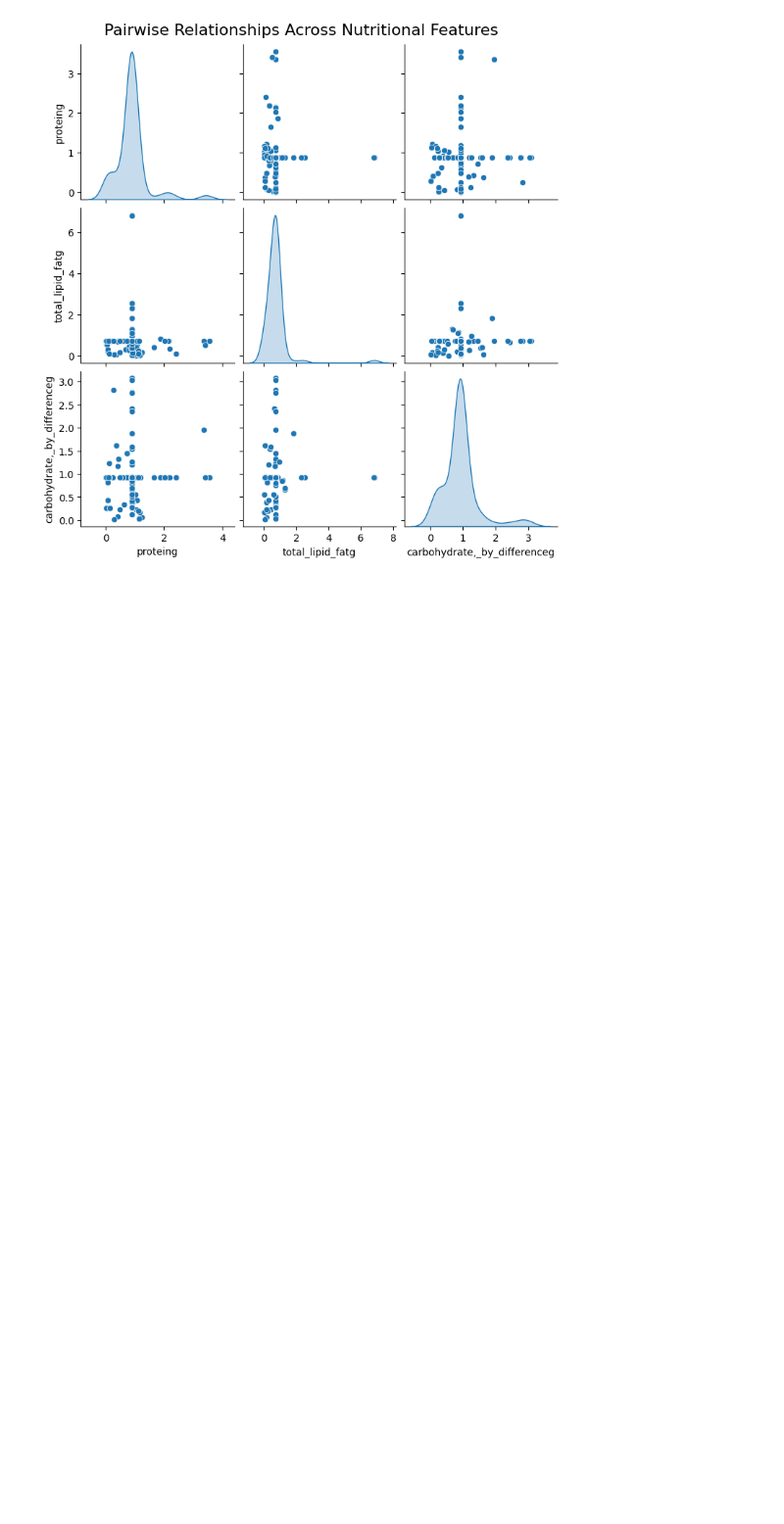
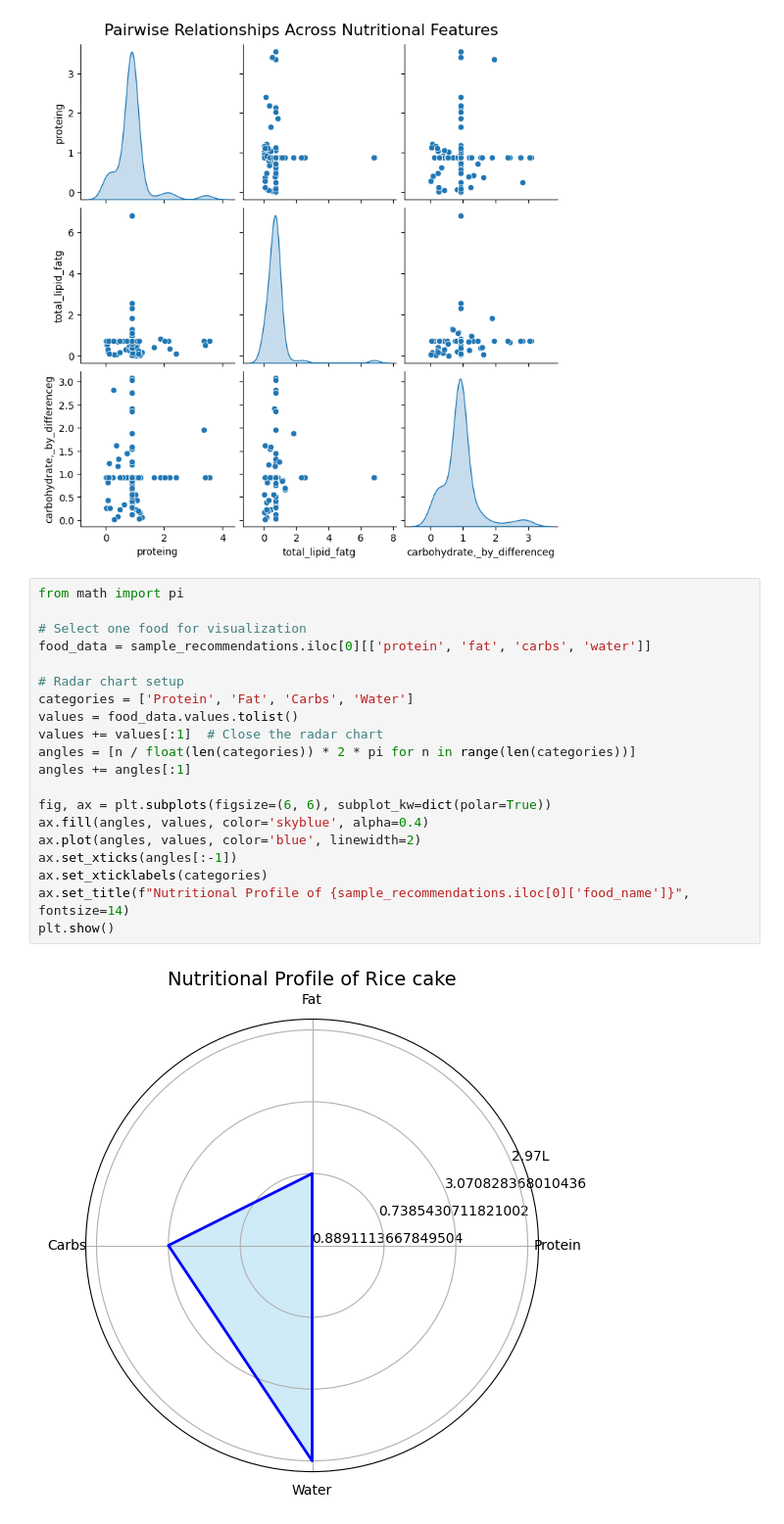
Before and after one commit to Anubhavkumarkanth/Dietbot_For_Athletes, a Jupyter notebook: maincode.ipynb, the cells around one changed output. Shown at 98% size. Saved outputs shown, nothing was run; the diff lists cells and outputs as text; blank space fills up the shorter version.

Commit message:
Add radar charts comparing food macro profiles

```diff
--- a/maincode.ipynb
+++ b/maincode.ipynb
@@ -551,3 +551,25 @@ plt.suptitle("Pairwise Relationships Across Nutritional Features", y=1.02, fonts
 plt.show()
 # %% [output]
 [figure]
+# %%
+from math import pi
+
+# Select one food for visualization
+food_data = sample_recommendations.iloc[0][['protein', 'fat', 'carbs', 'water']]
+
+# Radar chart setup
+categories = ['Protein', 'Fat', 'Carbs', 'Water']
+values = food_data.values.tolist()
+values += values[:1]  # Close the radar chart
+angles = [n / float(len(categories)) * 2 * pi for n in range(len(categories))]
+angles += angles[:1]
+
+fig, ax = plt.subplots(figsize=(6, 6), subplot_kw=dict(polar=True))
+ax.fill(angles, values, color='skyblue', alpha=0.4)
+ax.plot(angles, values, color='blue', linewidth=2)
+ax.set_xticks(angles[:-1])
+ax.set_xticklabels(categories)
+ax.set_title(f"Nutritional Profile of {sample_recommendations.iloc[0]['food_name']}", fontsize=14)
+plt.show()
+# %% [output]
+[figure, added]
```
Also changed, not shown: parts of 1 cell of this notebook.
